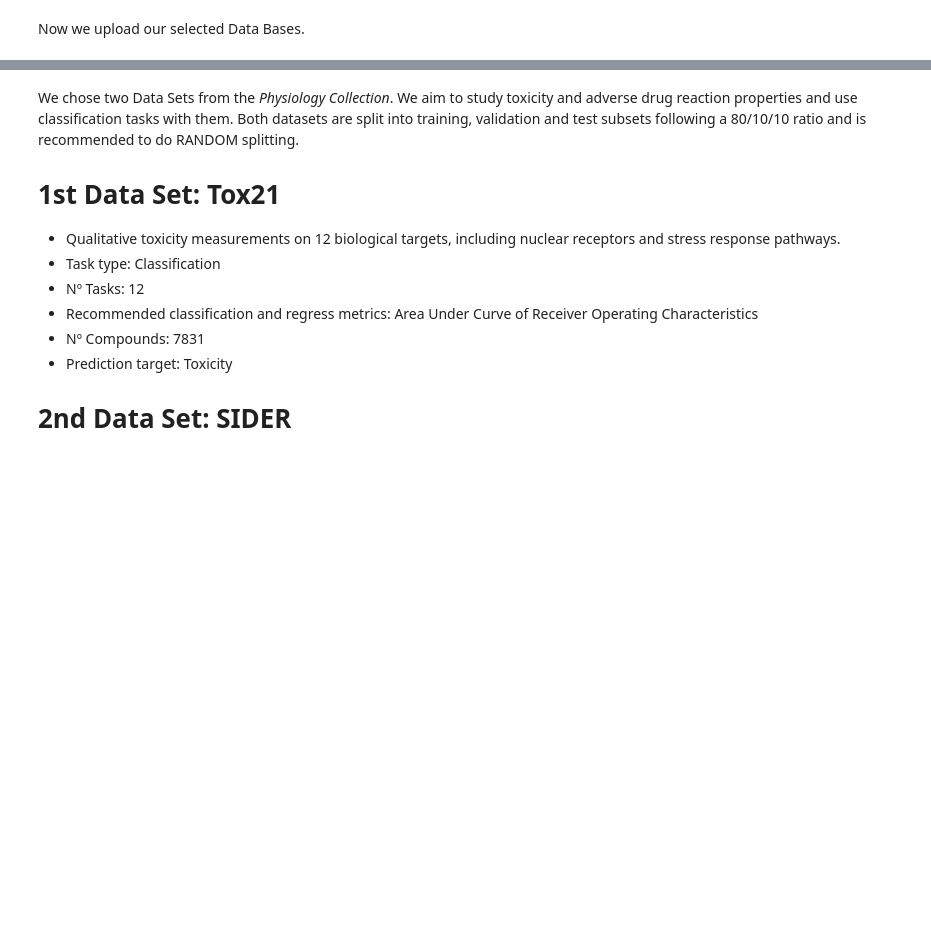
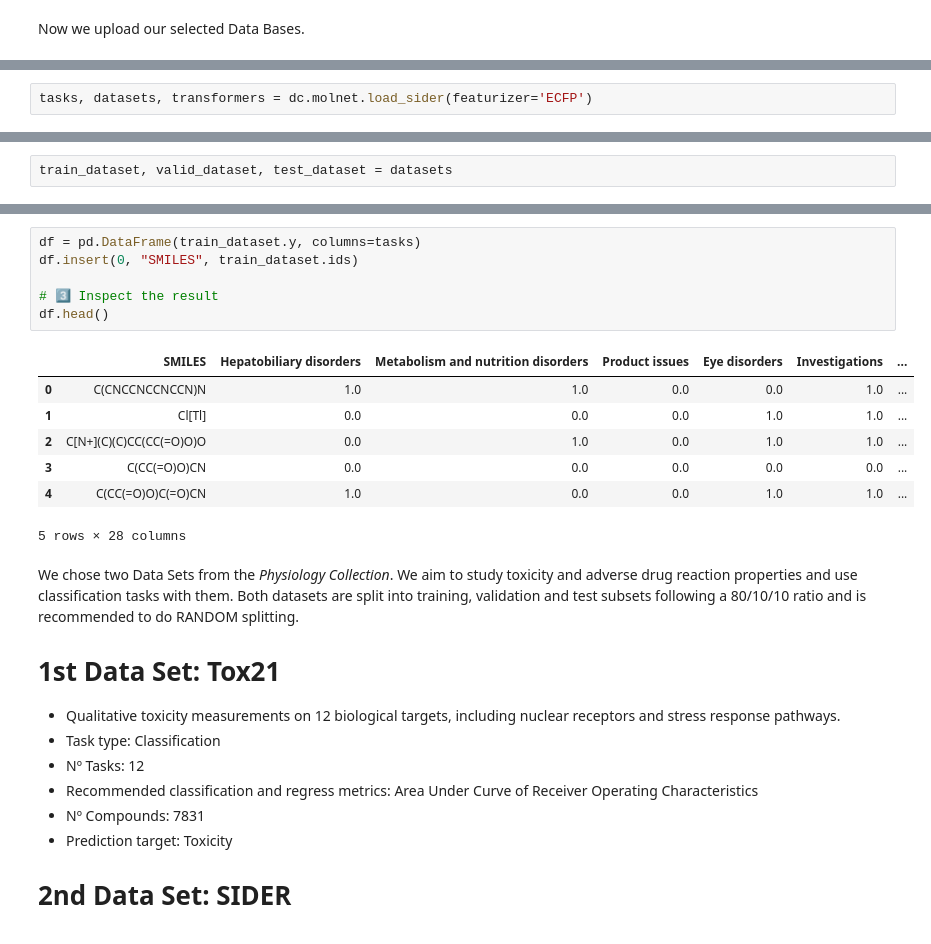
Before and after one commit to bbarthougatica/ChmInf, a Jupyter notebook: cheminf_latin.ipynb, the cells around one changed output, grey strips where cells are left out. Saved outputs shown, nothing was run; the diff lists cells and outputs as text; blank space fills up the shorter version.

Commit message:
imported dataset, and table format

```diff
--- a/cheminf_latin.ipynb
+++ b/cheminf_latin.ipynb
@@ -48,0 +43,2 @@ mkdir: cannot create directory ‘data’: File exists
+# %%
+tasks, datasets, transformers = dc.molnet.load_sider(featurizer='ECFP')
@@ -48,0 +80,2 @@ mkdir: cannot create directory ‘data’: File exists
+# %%
+train_dataset, valid_dataset, test_dataset = datasets
@@ -49,3 +156,17 @@ mkdir: cannot create directory ‘data’: File exists
+# %%
+df = pd.DataFrame(train_dataset.y, columns=tasks)
+df.insert(0, "SMILES", train_dataset.ids)
+
+# 3️⃣ Inspect the result
+df.head()
+# %% [output]
+|  | SMILES | Hepatobiliary disorders | Metabolism and nutrition disorders | Product issues | Eye disorders | Investigations | ... |
+| 0 | C(CNCCNCCNCCN)N | 1.0 | 1.0 | 0.0 | 0.0 | 1.0 | ... |
+| 1 | Cl[Tl] | 0.0 | 0.0 | 0.0 | 1.0 | 1.0 | ... |
+| 2 | C[N+](C)(C)CC(CC(=O)O)O | 0.0 | 1.0 | 0.0 | 1.0 | 1.0 | ... |
+| 3 | C(CC(=O)O)CN | 0.0 | 0.0 | 0.0 | 0.0 | 0.0 | ... |
+| 4 | C(CC(=O)O)C(=O)CN | 1.0 | 0.0 | 0.0 | 1.0 | 1.0 | ... |
+5 rows × 28 columns
 # %% [markdown]
 
 We chose two Data Sets from the *Physiology Collection*.
```
Also changed, not shown: parts of 12 cells of this notebook.
